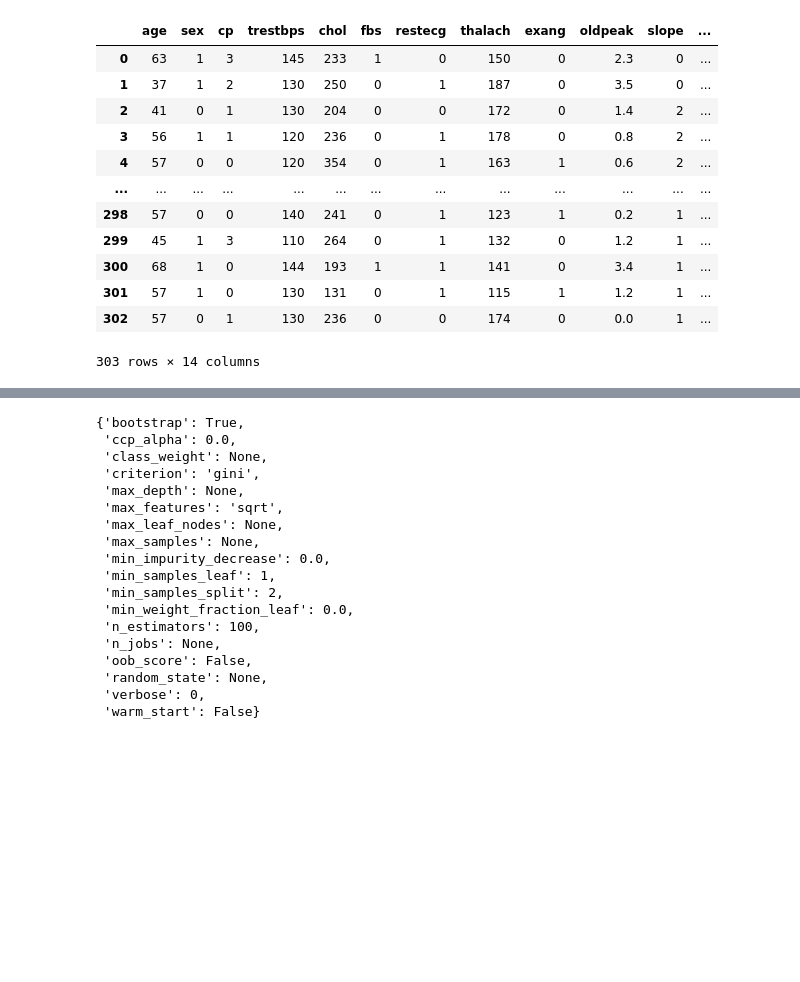
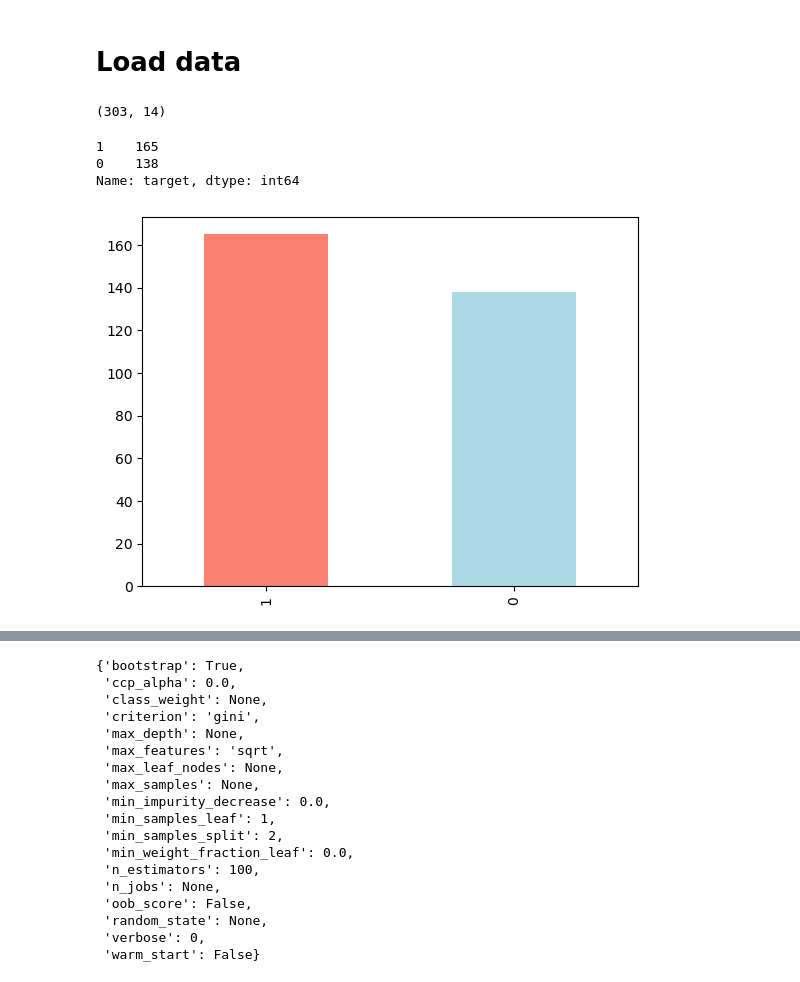
Before and after one commit to calvinyoon/DataScience, a Jupyter notebook: ML1 Heart Disease (Classification).ipynb, the cells around one changed output, grey strips where cells are left out. Drawn from its saved outputs; the diff is of its cells as text; code cells hidden in the pictures; blank space fills up the shorter version.

```diff
--- a/ML1 Heart Disease (Classification).ipynb
+++ b/ML1 Heart Disease (Classification).ipynb
@@ -3,22 +163,18 @@
+# %% [markdown]
+# Load data
 # %%
-#Standard imports
-import pandas as pd
-import numpy as np
-import matplotlib.pyplot as plt
-
-heart_disease = pd.read_csv("https://raw.githubusercontent.com/mrdbourke/zero-to-mastery-ml/master/data/heart-disease.csv")
-heart_disease
+df = pd.read_csv("https://raw.githubusercontent.com/mrdbourke/zero-to-mastery-ml/master/data/heart-disease.csv")
+df.shape # (rows, columns)
 # %% [output]
-|  | age | sex | cp | trestbps | chol | fbs | restecg | thalach | exang | oldpeak | slope | ... |
-| 0 | 63 | 1 | 3 | 145 | 233 | 1 | 0 | 150 | 0 | 2.3 | 0 | ... |
-| 1 | 37 | 1 | 2 | 130 | 250 | 0 | 1 | 187 | 0 | 3.5 | 0 | ... |
-| 2 | 41 | 0 | 1 | 130 | 204 | 0 | 0 | 172 | 0 | 1.4 | 2 | ... |
-| 3 | 56 | 1 | 1 | 120 | 236 | 0 | 1 | 178 | 0 | 0.8 | 2 | ... |
-| 4 | 57 | 0 | 0 | 120 | 354 | 0 | 1 | 163 | 1 | 0.6 | 2 | ... |
-| ... | ... | ... | ... | ... | ... | ... | ... | ... | ... | ... | ... | ... |
-| 298 | 57 | 0 | 0 | 140 | 241 | 0 | 1 | 123 | 1 | 0.2 | 1 | ... |
-| 299 | 45 | 1 | 3 | 110 | 264 | 0 | 1 | 132 | 0 | 1.2 | 1 | ... |
-| 300 | 68 | 1 | 0 | 144 | 193 | 1 | 1 | 141 | 0 | 3.4 | 1 | ... |
-| 301 | 57 | 1 | 0 | 130 | 131 | 0 | 1 | 115 | 1 | 1.2 | 1 | ... |
-| 302 | 57 | 0 | 1 | 130 | 236 | 0 | 0 | 174 | 0 | 0.0 | 1 | ... |
-303 rows × 14 columns
+(303, 14)
+# %%
+# How many of each class there are?
+df["target"].value_counts()
+# %% [output]
+1    165
+0    138
+Name: target, dtype: int64
+# %%
+df["target"].value_counts().plot(kind="bar", color=["salmon", "lightblue"]);
+# %% [output]
+[figure, added]
```
Also changed, not shown: parts of 62 cells of this notebook, 2 other files.
